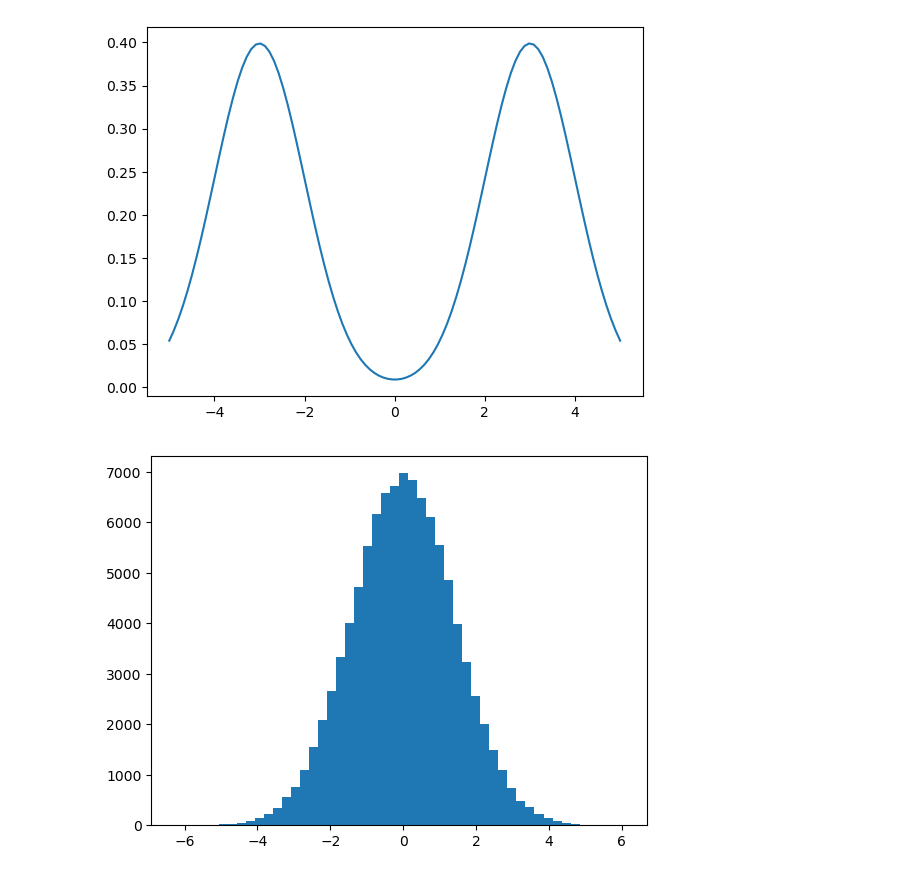
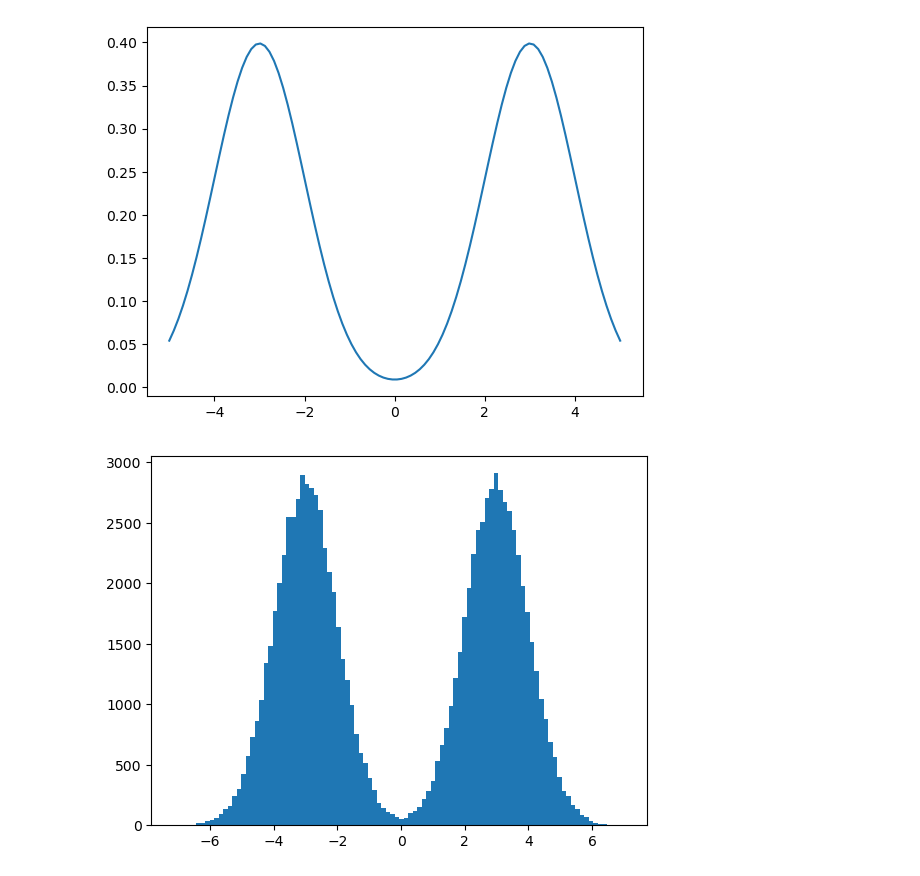
Before and after one commit to Bloomistell/DistributionFitting, a Jupyter notebook: test.ipynb, the cells around one changed output. Saved outputs shown, nothing was run; the diff lists cells and outputs as text; code cells hidden in the pictures.

```diff
--- a/test.ipynb
+++ b/test.ipynb
@@ -46,8 +46,3 @@ plt.plot(x, gaussian(x, -3, 1) + gaussian(x, 3, 1))
 plt.show()
 # %% [output]
 [figure]
-# %%
-plt.hist(np.random.normal(-10, 1, 100000) + np.random.normal(10, 1, 100000), bins=50)
-plt.show()
-# %% [output]
-[figure, removed]
@@ -53,0 +51,22 @@ plt.show()
+# %%
+def sample_gmm(n_samples, weights, mus, sigmas):
+    # Ensure weights sum to 1
+    weights = weights / np.sum(weights)
+
+    # Choose components based on weights for all samples
+    components = np.random.choice(len(weights), size=n_samples, p=weights)
+
+    # Generate samples from the chosen components
+    samples = np.array([np.random.normal(loc=mus[comp], scale=sigmas[comp]) for comp in components])
+
+    return samples
+
+weights = np.array([0.5, 0.5])
+mus = np.array([-3, 3])
+sigmas = np.array([1, 1])
+
+samples = sample_gmm(100000, weights, mus, sigmas)
+plt.hist(samples, bins=100)
+plt.show()
+# %% [output]
+[figure, added]
```
Also changed, not shown: parts of 2 cells of this notebook, 5 other files.
